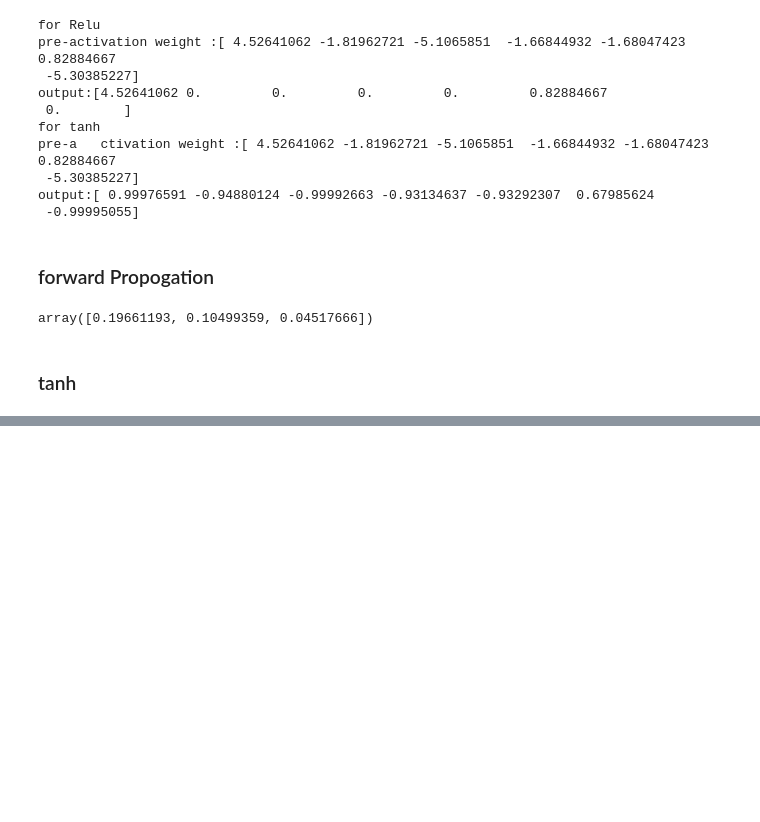
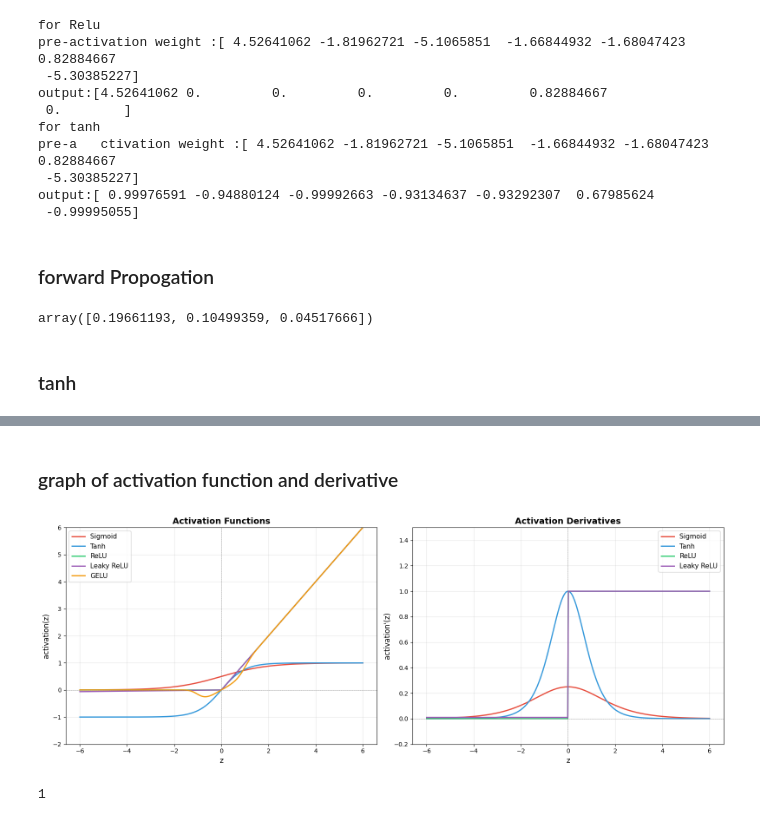
Before and after one commit to UpendraT25/deepLearning, a Jupyter notebook: neuralNetwork.ipynb, the cells around one changed output, grey strips where cells are left out. Drawn from its saved outputs; the diff is of its cells as text; code cells hidden in the pictures; blank space fills up the shorter version.

Commit message:
activation functions with their graphical implementation

```diff
--- a/neuralNetwork.ipynb
+++ b/neuralNetwork.ipynb
@@ -237,0 +248,9 @@ Error:
+# %%
+def lrelu(z):
+    return np.where(z>0,z,0.01*z)
+
+def dlrelu(z):
+    return np.where(z>0,1,0.01)
+
+print(lrelu(z))
+print(dlrelu(z))
@@ -237,0 +263,6 @@ Error:
+# %%
+def gelu(z):
+    return 0.5*z*(1.0+np.tanh(np.sqrt(2/np.pi)*(z*0.044915+z**3)))
+
+a=gelu(z)
+print(a)
@@ -237,0 +287,59 @@ Error:
+# %% [markdown]
+### graph of activation function and derivative
+# %%
+z = np.linspace(-6, 6, 500)
+
+activations = {
+    'Sigmoid': (sigmoid, sigmoid_derivative),
+    'Tanh': (tanhe, derivative_tanh),
+    'ReLU': (Relu, derivative_relu),
+    'Leaky ReLU': (lrelu, dlrelu),
+    'GELU': (gelu, None),  # derivative omitted for brevity
+}
+
+colors = ['#e74c3c', '#3498db', '#2ecc71', '#9b59b6', '#f39c12']
+
+fig, axes = plt.subplots(1, 2, figsize=(16, 6))
+
+# --- Plot activation functions ---
+ax = axes[0]
+for (name, (fn, _)), color in zip(activations.items(), colors):
+    ax.plot(z, fn(z), label=name, color=color, linewidth=2)
+
+ax.axhline(y=0, color='gray', linewidth=0.5, linestyle='--')
+ax.axvline(x=0, color='gray', linewidth=0.5, linestyle='--')
+ax.set_xlabel('z', fontsize=12)
+ax.set_ylabel('activation(z)', fontsize=12)
+ax.set_title('Activation Functions', fontsize=14, fontweight='bold')
+ax.legend(fontsize=11)
+ax.set_ylim(-2, 6)
+ax.grid(True, alpha=0.3)
+
+# --- Plot derivatives ---
+ax = axes[1]
+derivs = {
+    'Sigmoid': (sigmoid_derivative, '#e74c3c'),
+    'Tanh': (derivative_tanh, '#3498db'),
+    'ReLU': (derivative_relu, '#2ecc71'),
+    'Leaky ReLU': (dlrelu, '#9b59b6'),
+}
+for name, (fn, color) in derivs.items():
+    ax.plot(z, fn(z), label=name, color=color, linewidth=2)
+
+ax.axhline(y=0, color='gray', linewidth=0.5, linestyle='--')
+ax.axvline(x=0, color='gray', linewidth=0.5, linestyle='--')
+ax.set_xlabel('z', fontsize=12)
+ax.set_ylabel("activation'(z)", fontsize=12)
+ax.set_title('Activation Derivatives', fontsize=14, fontweight='bold')
+ax.legend(fontsize=11)
+ax.set_ylim(-0.2, 1.5)
+ax.grid(True, alpha=0.3)
+
+plt.tight_layout()
+plt.show()
+# %% [output]
+[figure, added]
+# %%
+1
+# %% [output]
+1
```
Also changed, not shown: parts of 7 cells of this notebook.
